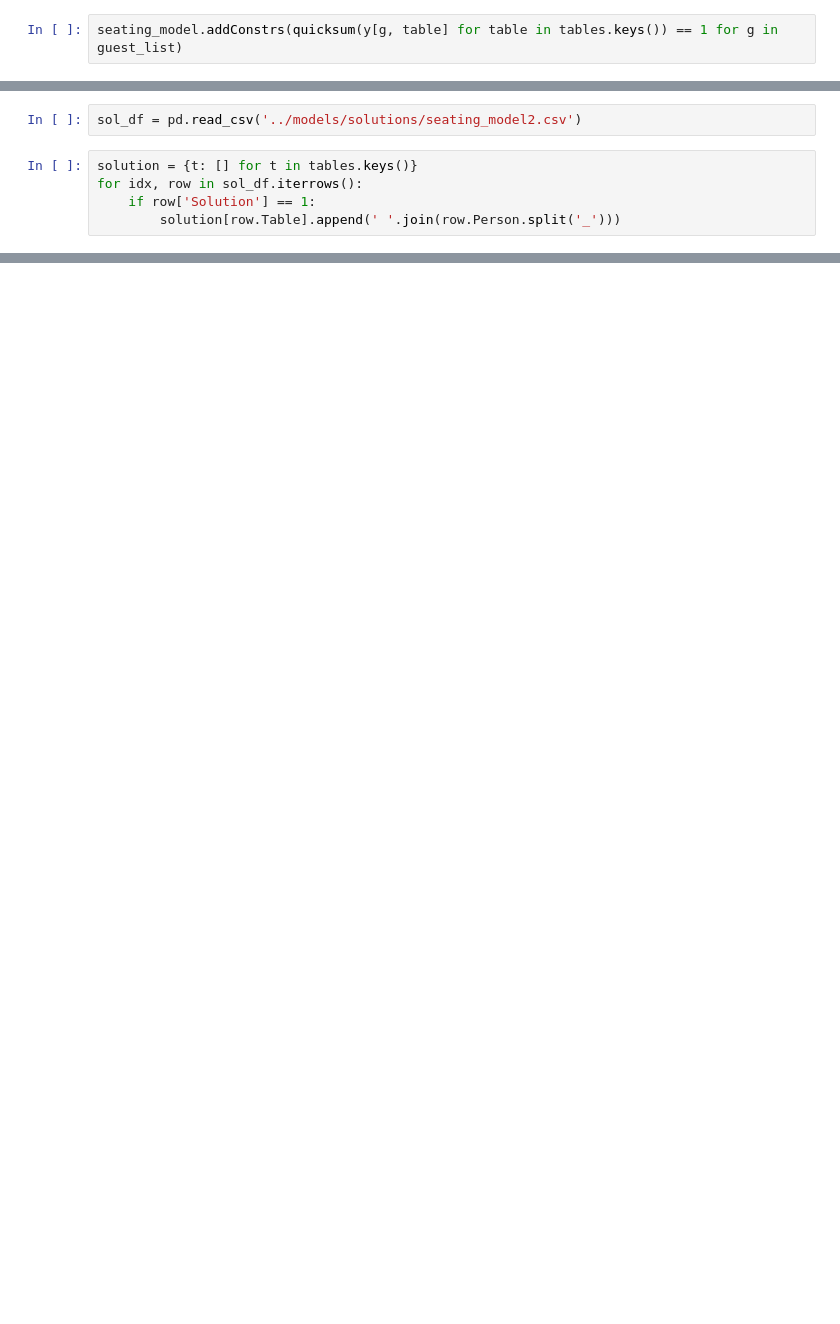
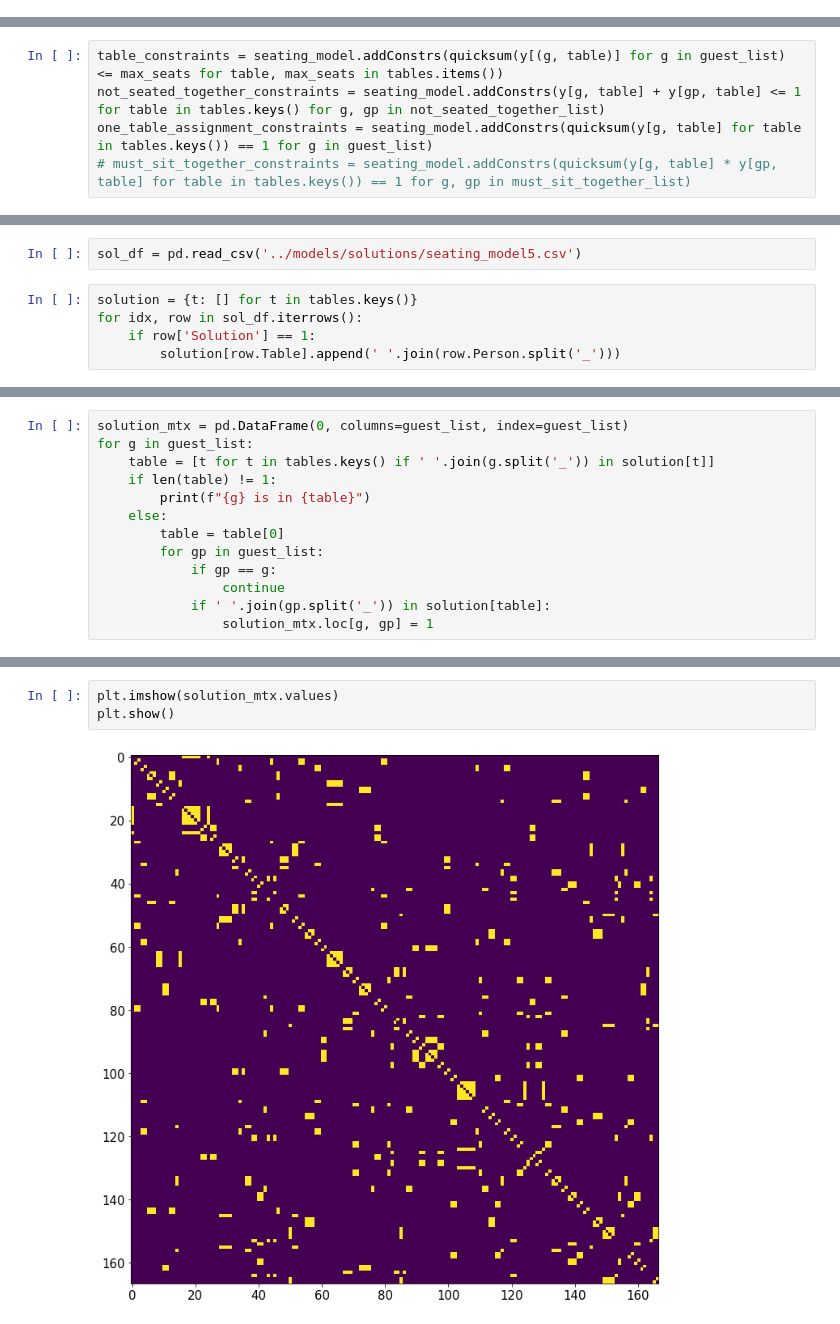
Before and after one commit to firstprinciples/wedding_prep, a Jupyter notebook: apeelx_wedding_prep/analyses/seating_optimization.ipynb, the cells around one changed output, grey strips where cells are left out. Drawn from its saved outputs; the diff is of its cells as text; blank space fills up the shorter version.

```diff
--- a/apeelx_wedding_prep/analyses/seating_optimization.ipynb
+++ b/apeelx_wedding_prep/analyses/seating_optimization.ipynb
@@ -166,2 +133,0 @@ seating_model.addConstrs(y[g, table] + y[gp, table] <= 1 for table in tables.key
-# %%
-seating_model.addConstrs(quicksum(y[g, table] for table in tables.keys()) == 1 for g in guest_list)
@@ -185,0 +134,5 @@ seating_model.addConstrs(quicksum(y[g, table] for table in tables.keys()) == 1 f
+# %%
+table_constraints = seating_model.addConstrs(quicksum(y[(g, table)] for g in guest_list) <= max_seats for table, max_seats in tables.items())
+not_seated_together_constraints = seating_model.addConstrs(y[g, table] + y[gp, table] <= 1 for table in tables.keys() for g, gp in not_seated_together_list)
+one_table_assignment_constraints = seating_model.addConstrs(quicksum(y[g, table] for table in tables.keys()) == 1 for g in guest_list)
+# must_sit_together_constraints = seating_model.addConstrs(quicksum(y[g, table] * y[gp, table] for table in tables.keys()) == 1 for g, gp in must_sit_together_list)
@@ -241,5 +186,5 @@ GurobiError: Unable to read model
 # %%
-sol_df = pd.read_csv('../models/solutions/seating_model2.csv')
+sol_df = pd.read_csv('../models/solutions/seating_model5.csv')
 # %%
 solution = {t: [] for t in tables.keys()}
 for idx, row in sol_df.iterrows():
@@ -267,0 +213,13 @@ solution
+# %%
+solution_mtx = pd.DataFrame(0, columns=guest_list, index=guest_list)
+for g in guest_list:
+    table = [t for t in tables.keys() if ' '.join(g.split('_')) in solution[t]]
+    if len(table) != 1:
+        print(f"{g} is in {table}")
+    else:
+        table = table[0]
+        for gp in guest_list:
+            if gp == g:
+                continue
+            if ' '.join(gp.split('_')) in solution[table]:
+                solution_mtx.loc[g, gp] = 1
@@ -267,0 +244,5 @@ solution
+# %%
+plt.imshow(solution_mtx.values)
+plt.show()
+# %% [output]
+[figure, added]
```
Also changed, not shown: parts of 29 cells of this notebook, 16 other files.
